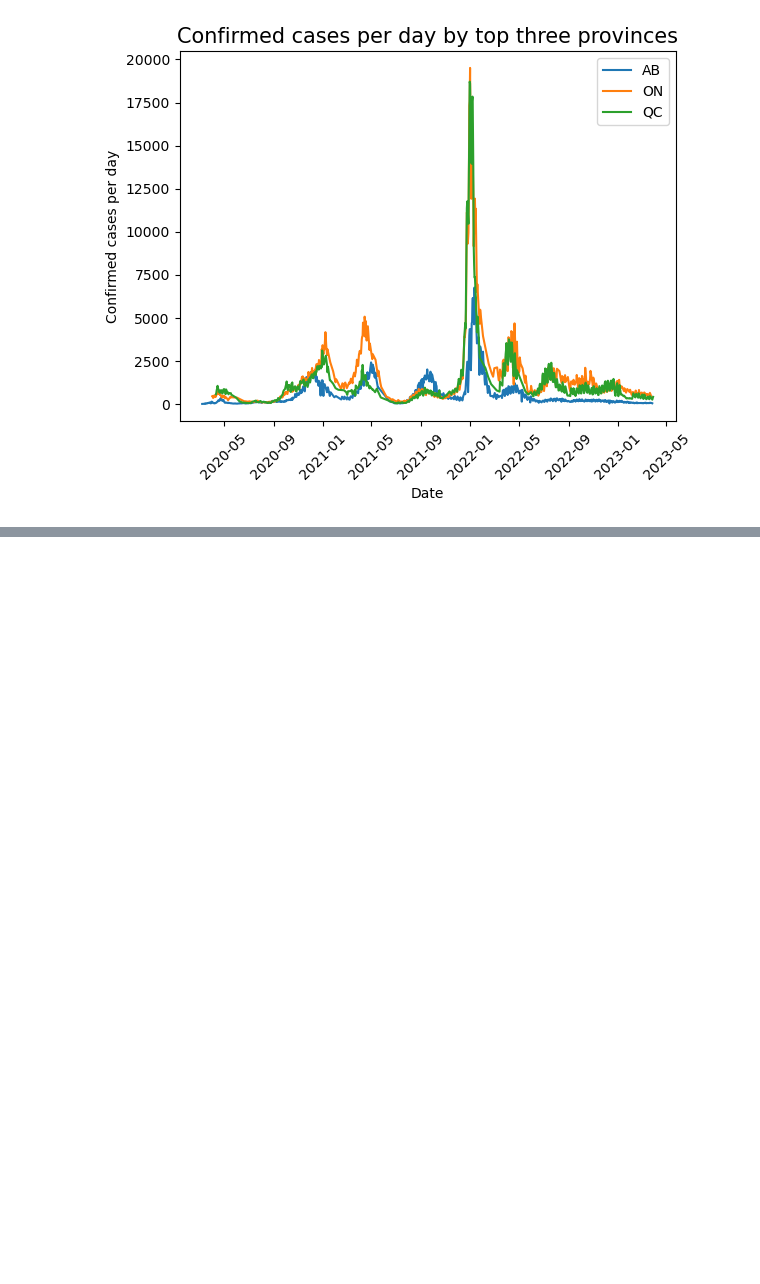
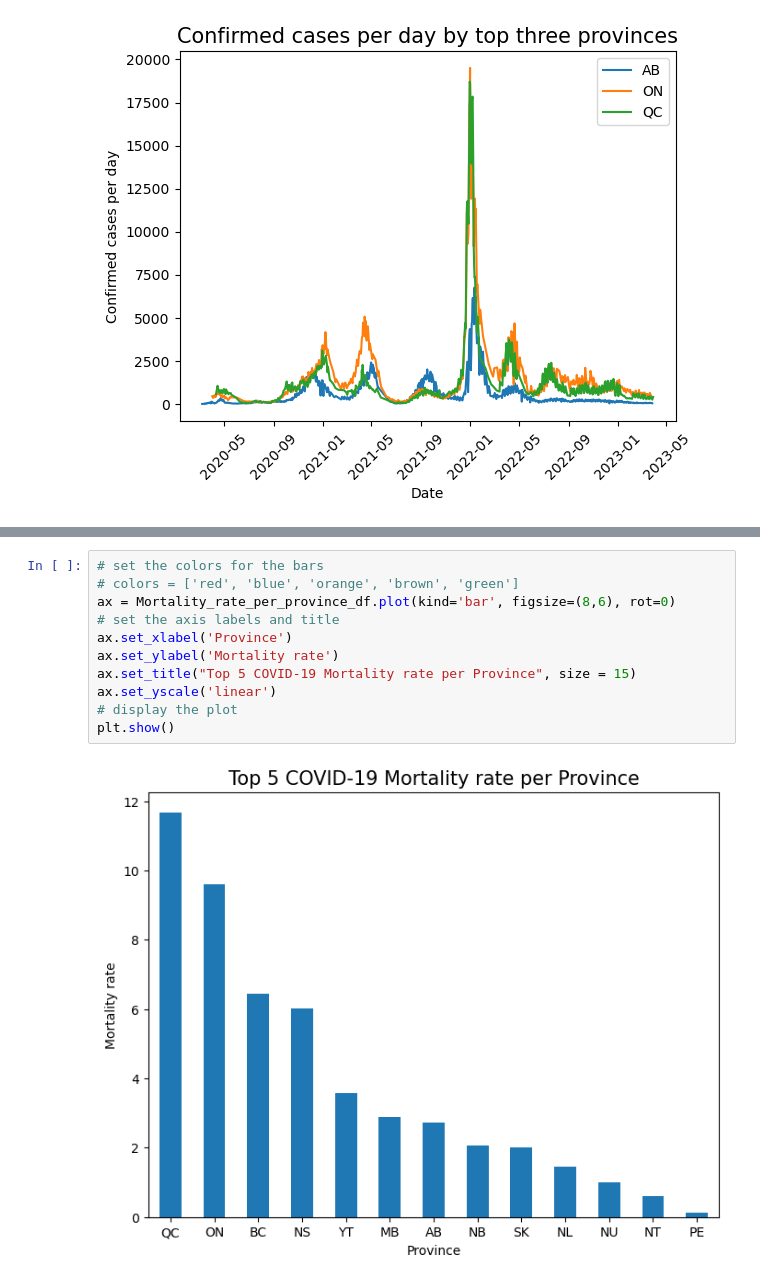
Before and after one commit to svafaeva93/Covid19AnalysisCanada, a Jupyter notebook: Data_extraction_API.ipynb, the cells around one changed output, grey strips where cells are left out. Cells and saved outputs as stored; diff of their text form; blank space fills up the shorter version.

```diff
--- a/Data_extraction_API.ipynb
+++ b/Data_extraction_API.ipynb
@@ -447,0 +441,13 @@ plt.show()
+# %%
+# set the colors for the bars
+# colors = ['red', 'blue', 'orange', 'brown', 'green']
+ax = Mortality_rate_per_province_df.plot(kind='bar', figsize=(8,6), rot=0)
+# set the axis labels and title
+ax.set_xlabel('Province')
+ax.set_ylabel('Mortality rate')
+ax.set_title("Top 5 COVID-19 Mortality rate per Province", size = 15)
+ax.set_yscale('linear')
+# display the plot
+plt.show()
+# %% [output]
+[figure, added]
```
Also changed, not shown: parts of 23 cells of this notebook.
